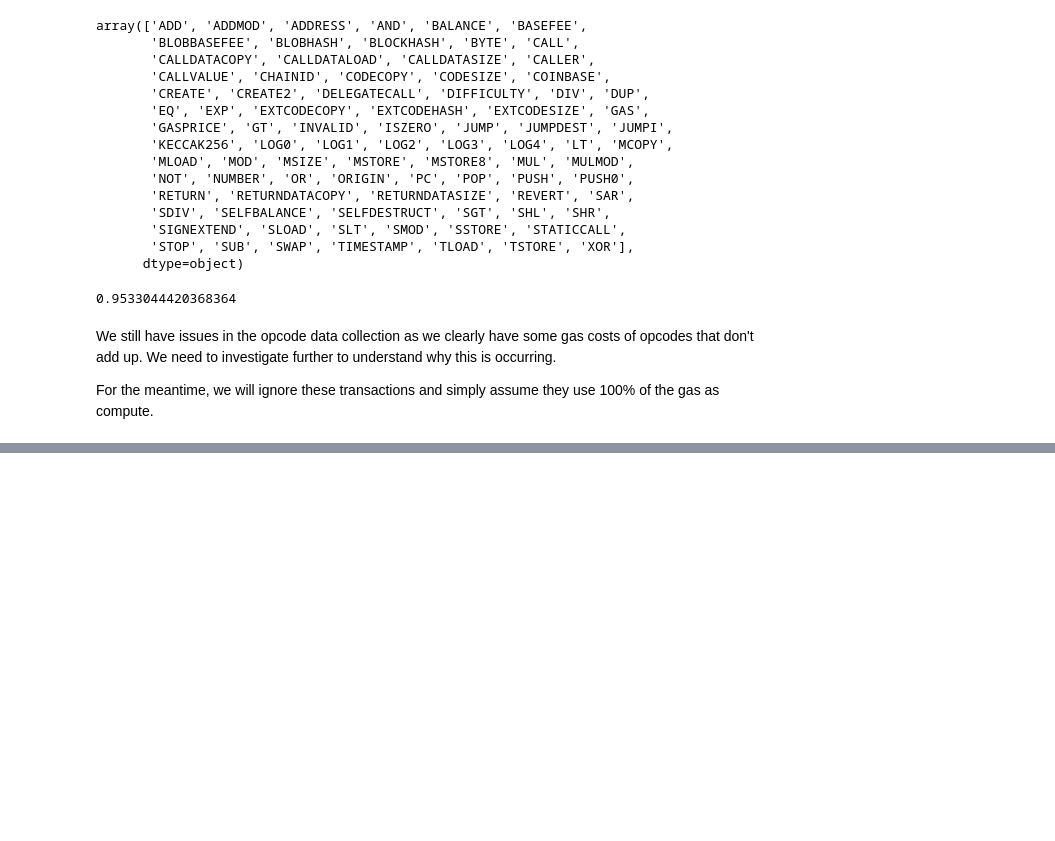
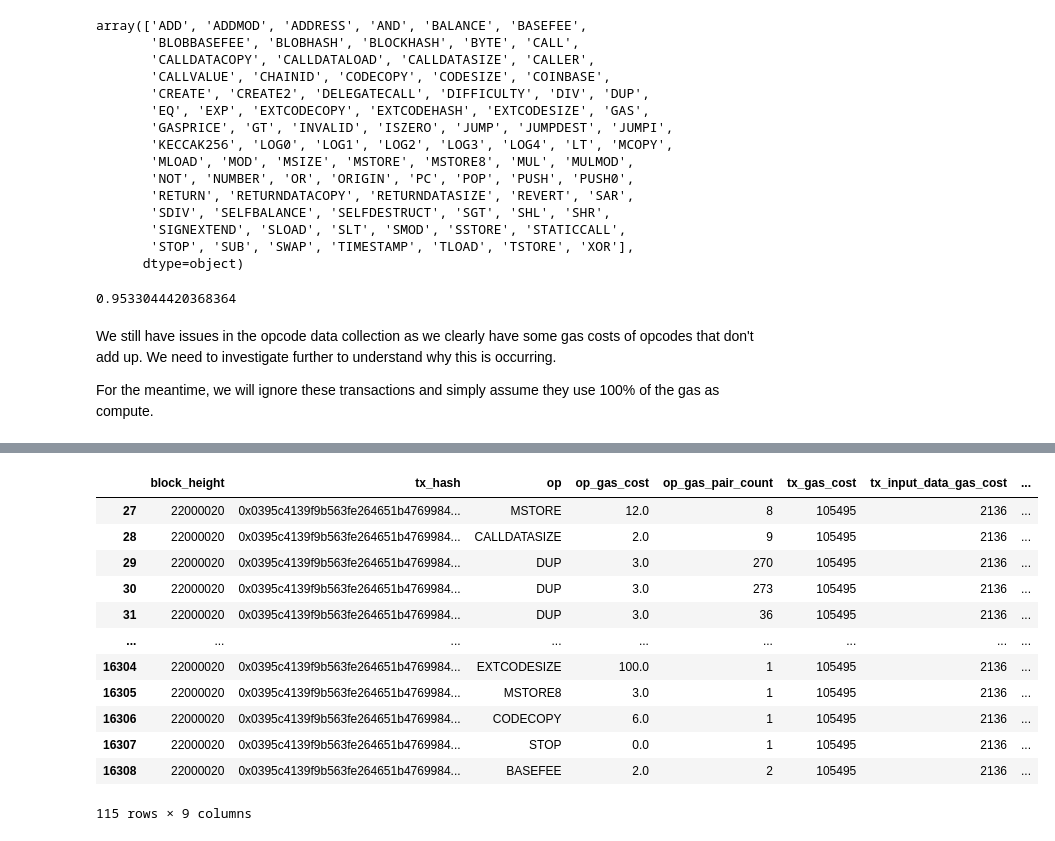
Before and after one commit to soispoke/evm-meter-analysis, a Jupyter notebook: notebooks/2.0-opcode-usage-analysis.ipynb, the cells around one changed output, grey strips where cells are left out. Drawn from its saved outputs; the diff is of its cells as text; code cells hidden in the pictures; blank space fills up the shorter version.

```diff
--- a/notebooks/2.0-opcode-usage-analysis.ipynb
+++ b/notebooks/2.0-opcode-usage-analysis.ipynb
@@ -80,0 +63,15 @@ memory usage: 11.1+ MB
+# %%
+# Load parquet file
+tx_gas_usage_df = pd.read_parquet(
+    os.path.join(data_dir, "tx_gas_usage_22000000_22006000.parquet")
+)
+# Clean up columns
+tx_gas_usage_df = tx_gas_usage_df.drop(columns=["block_height"])
+tx_gas_usage_df.columns = [
+    "tx_hash",
+    "tx_gas_cost",
+    "tx_input_data_gas_cost",
+    "is_contract_creation",
+]
+# Print info
+tx_gas_usage_df.info()
@@ -377,0 +383,16 @@ For the meantime, we will ignore these transactions and simply assume they use 1
+# %%
+usage_df[usage_df["tx_hash"]=="0x0395c4139f9b563fe264651b47699842a6fdaf704cbea7a58c2ddccb7ec4ea88"]
+# %% [output]
+|  | block_height | tx_hash | op | op_gas_cost | op_gas_pair_count | tx_gas_cost | tx_input_data_gas_cost | ... |
+| 27 | 22000020 | 0x0395c4139f9b563fe264651b4769984... | MSTORE | 12.0 | 8 | 105495 | 2136 | ... |
+| 28 | 22000020 | 0x0395c4139f9b563fe264651b4769984... | CALLDATASIZE | 2.0 | 9 | 105495 | 2136 | ... |
+| 29 | 22000020 | 0x0395c4139f9b563fe264651b4769984... | DUP | 3.0 | 270 | 105495 | 2136 | ... |
+| 30 | 22000020 | 0x0395c4139f9b563fe264651b4769984... | DUP | 3.0 | 273 | 105495 | 2136 | ... |
+| 31 | 22000020 | 0x0395c4139f9b563fe264651b4769984... | DUP | 3.0 | 36 | 105495 | 2136 | ... |
+| ... | ... | ... | ... | ... | ... | ... | ... | ... |
+| 16304 | 22000020 | 0x0395c4139f9b563fe264651b4769984... | EXTCODESIZE | 100.0 | 1 | 105495 | 2136 | ... |
+| 16305 | 22000020 | 0x0395c4139f9b563fe264651b4769984... | MSTORE8 | 3.0 | 1 | 105495 | 2136 | ... |
+| 16306 | 22000020 | 0x0395c4139f9b563fe264651b4769984... | CODECOPY | 6.0 | 1 | 105495 | 2136 | ... |
+| 16307 | 22000020 | 0x0395c4139f9b563fe264651b4769984... | STOP | 0.0 | 1 | 105495 | 2136 | ... |
+| 16308 | 22000020 | 0x0395c4139f9b563fe264651b4769984... | BASEFEE | 2.0 | 2 | 105495 | 2136 | ... |
+115 rows × 9 columns
```
Also changed, not shown: parts of 15 cells of this notebook.
